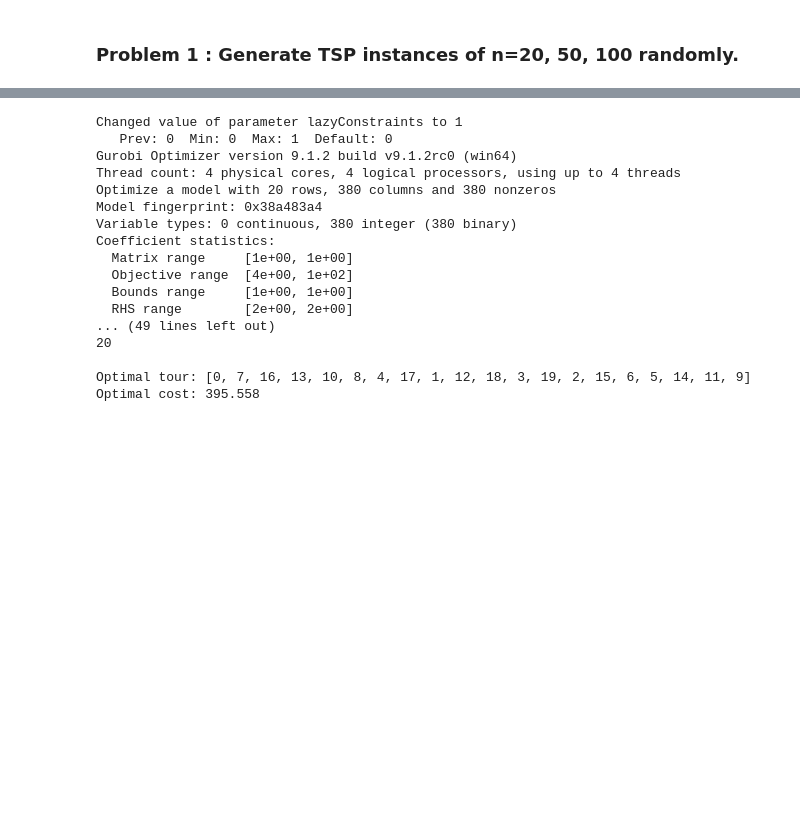
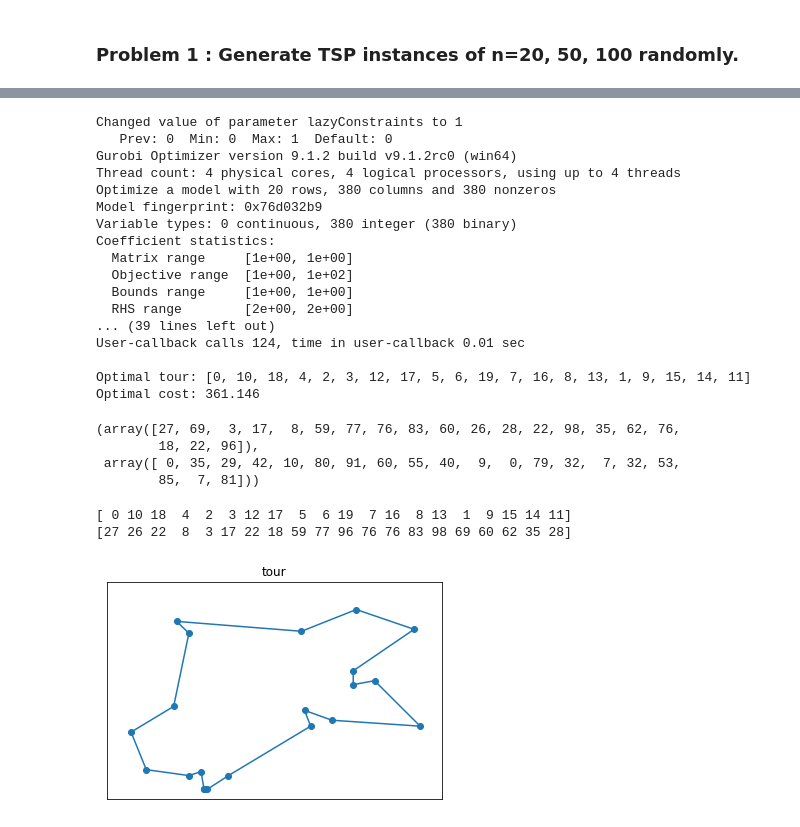
Before and after one commit to leehoon7/IE801, a Jupyter notebook: HW2.ipynb, the cells around one changed output, grey strips where cells are left out. Cells and saved outputs as stored; diff of their text form; code cells hidden in the pictures; blank space fills up the shorter version.

```diff
--- a/HW2.ipynb
+++ b/HW2.ipynb
@@ -102,6 +102,7 @@ from itertools import combinations
 num_nodes = 20
 n = num_nodes
 
+random.seed(1)
 x, y = generate_instance(num_nodes)
 cost = get_cost(x, y)
 
@@ -116,7 +117,12 @@ for i in range(num_nodes):
 for i, j in variables.keys():
     variables[j, i] = variables[i, j]
 
-model.addConstrs(variables.sum(i, '*') == 2 for i in range(num_nodes))
+for i in range(n):
+    temp_list = list(range(n))
+    temp_list.pop(i)
+    model.addConstr(sum(variables[i, j] for j in temp_list) == 2)
+#     model.addConstr(sum(variables[i, j] for j in temp_list) == 1)
+#     model.addConstr(sum(variables[j, i] for j in temp_list) == 1)
 
 model._vars = variables
 model.Params.lazyConstraints = 1
@@ -126,7 +132,6 @@ vals = model.getAttr('x', variables)
 selected = gp.tuplelist((i, j) for i, j in vals.keys() if vals[i, j] > 0.5)
 
 tour = subtour(selected)
-print(len(tour))
 assert len(tour) == num_nodes
 
 print('')
@@ -139,15 +144,33 @@ Changed value of parameter lazyConstraints to 1
 Gurobi Optimizer version 9.1.2 build v9.1.2rc0 (win64)
 Thread count: 4 physical cores, 4 logical processors, using up to 4 threads
 Optimize a model with 20 rows, 380 columns and 380 nonzeros
-Model fingerprint: 0x38a483a4
+Model fingerprint: 0x76d032b9
 Variable types: 0 continuous, 380 integer (380 binary)
 Coefficient statistics:
   Matrix range     [1e+00, 1e+00]
-  Objective range  [4e+00, 1e+02]
+  Objective range  [1e+00, 1e+02]
   Bounds range     [1e+00, 1e+00]
   RHS range        [2e+00, 2e+00]
-... (49 lines left out)
-20
+... (39 lines left out)
+User-callback calls 124, time in user-callback 0.01 sec
 
-Optimal tour: [0, 7, 16, 13, 10, 8, 4, 17, 1, 12, 18, 3, 19, 2, 15, 6, 5, 14, 11, 9]
-Optimal cost: 395.558
+Optimal tour: [0, 10, 18, 4, 2, 3, 12, 17, 5, 6, 19, 7, 16, 8, 13, 1, 9, 15, 14, 11]
+Optimal cost: 361.146
+# %%
+x, y
+# %% [output]
+(array([27, 69,  3, 17,  8, 59, 77, 76, 83, 60, 26, 28, 22, 98, 35, 62, 76,
+        18, 22, 96]),
+ array([ 0, 35, 29, 42, 10, 80, 91, 60, 55, 40,  9,  0, 79, 32,  7, 32, 53,
+        85,  7, 81]))
+# %%
+print(np.array(tour))
+print(x[np.array(tour)])
+# %% [output]
+[ 0 10 18  4  2  3 12 17  5  6 19  7 16  8 13  1  9 15 14 11]
+[27 26 22  8  3 17 22 18 59 77 96 76 76 83 98 69 60 62 35 28]
+# %%
+tour = tour + tour[:1]
+visualize_points(x, y, 'tour', np.array(tour))
+# %% [output]
+[figure, added]
```
Also changed, not shown: parts of 5 cells of this notebook.
